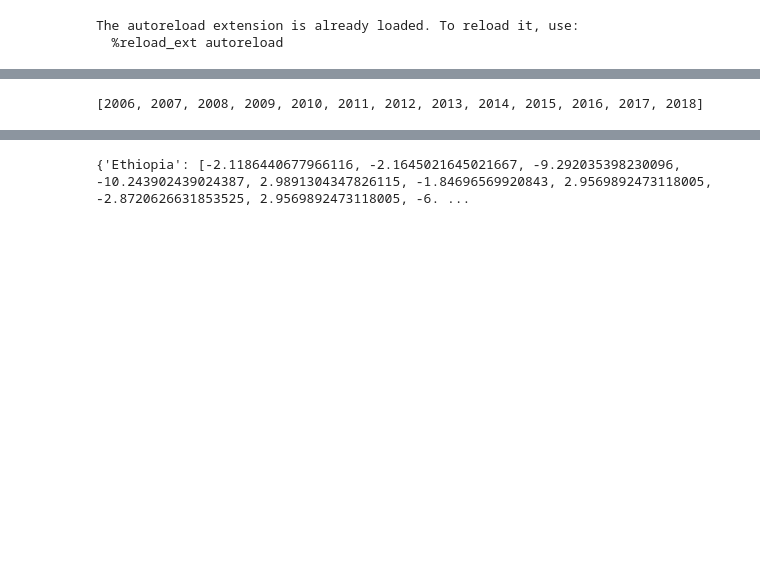
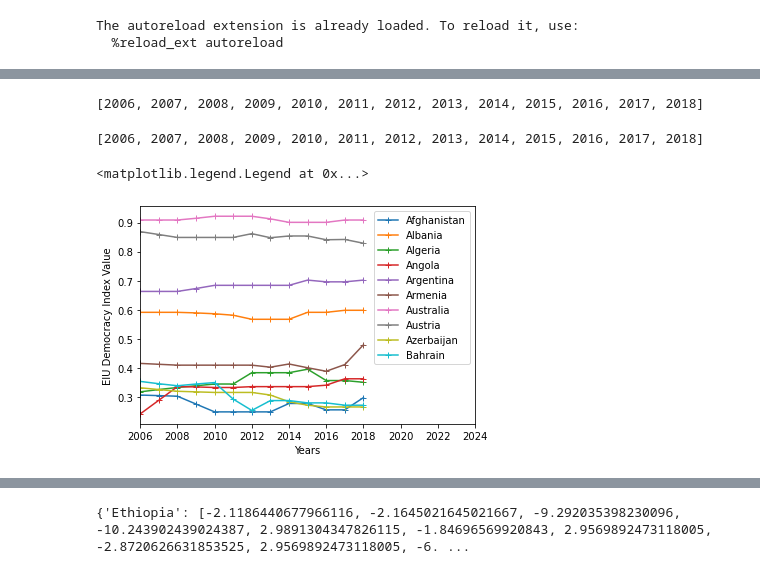
Before and after one commit to olincollege/midterm-project-Erhardt4, a Jupyter notebook: GapMinder_Data.ipynb, the cells around one changed output, grey strips where cells are left out. Saved outputs shown, nothing was run; the diff lists cells and outputs as text; code cells hidden in the pictures; blank space fills up the shorter version.

```diff
--- a/GapMinder_Data.ipynb
+++ b/GapMinder_Data.ipynb
@@ -20,21 +25,23 @@ for i in range(5):
 # %%
 
 r = csv.reader(open("EIU_Democracy_Index.csv", "r"))
-countryList = []
+country_list = []
 #Countries List
 counter = True
 for row in r:
     if counter:
         yearList = row[1:]
         counter = False
-    countryList.append(row[0])
-countryList= countryList[1:]
-#print(countryList)
+    country_list.append(row[0])
+country_list= country_list[1:]
+#print(country_;ist)
 #Years List
 
 
-for i in range(len(yearList)):
-    yearList[i] = int(yearList[i])
-print(yearList)
+for i in range(len(year_list)):
+    year_list[i] = int(year_list[i])
+print(year_list)
+# %% [output]
+[2006, 2007, 2008, 2009, 2010, 2011, 2012, 2013, 2014, 2015, 2016, 2017, 2018]
 # %%
 data = pandas.read_csv("EIU_Democracy_Index.csv")
@@ -44,12 +51,15 @@ gapMinderDataManipulation.getYearList("EIU_Democracy_Index.csv")
 # %%
 for i in range(10):
     temp = EIU_dataframe.iloc[i, 1:14]
-    plt.plot(yearList, temp, marker =  '+')
+    plt.plot(year_list, temp, marker =  '+')
 
 plt.xlabel("Years")
 plt.ylabel("EIU Democracy Index Value")
 plt.xlim(2006, 2024)
-plt.legend(countryList, loc = 'best')
+plt.legend(country_list, loc = 'best')
+# %% [output]
+<matplotlib.legend.Legend at 0x...>
+[figure, added]
 # %%
 chosenCountries = [1,3,5,70,160]
 chosenCountriesNames = []
```
Also changed, not shown: parts of 11 cells of this notebook, 2 other files.
